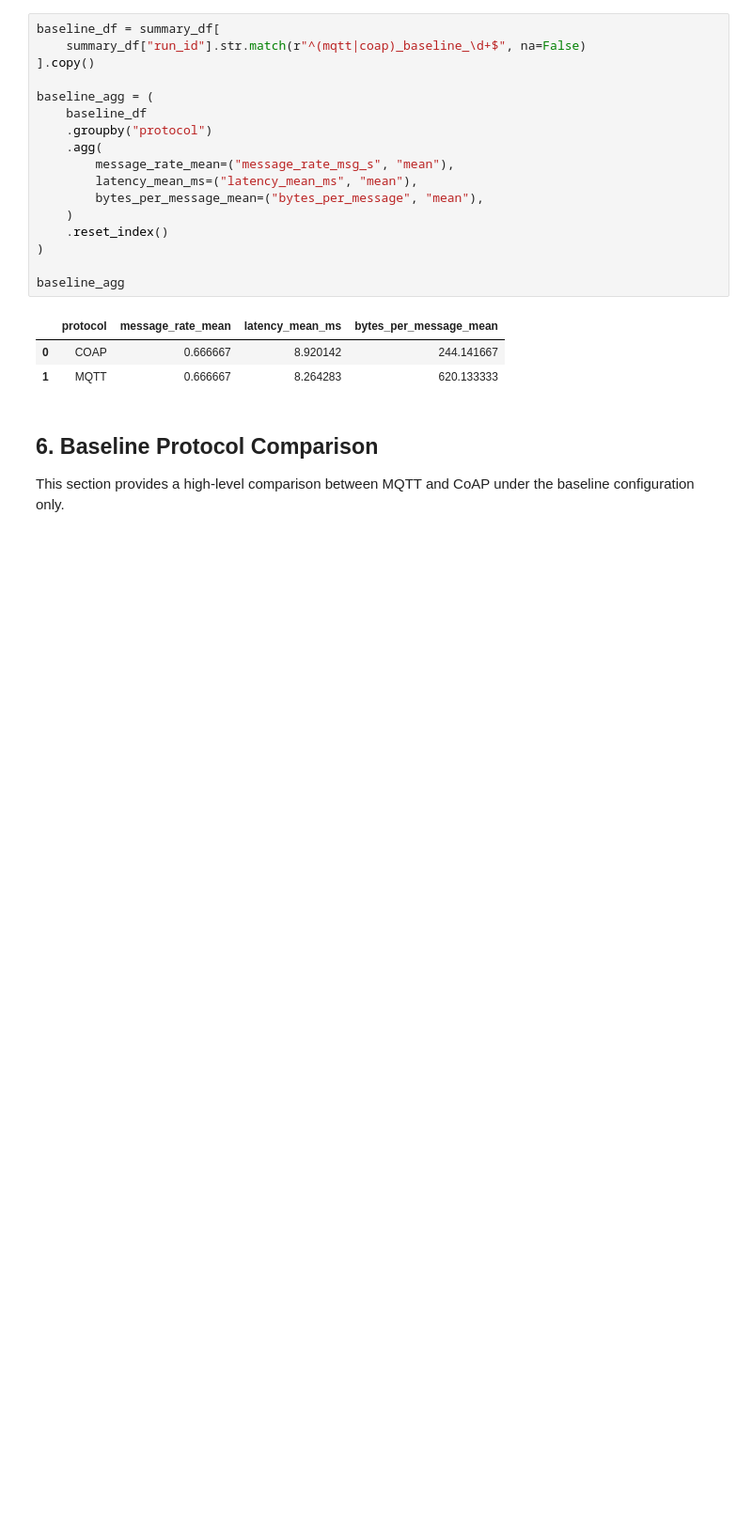
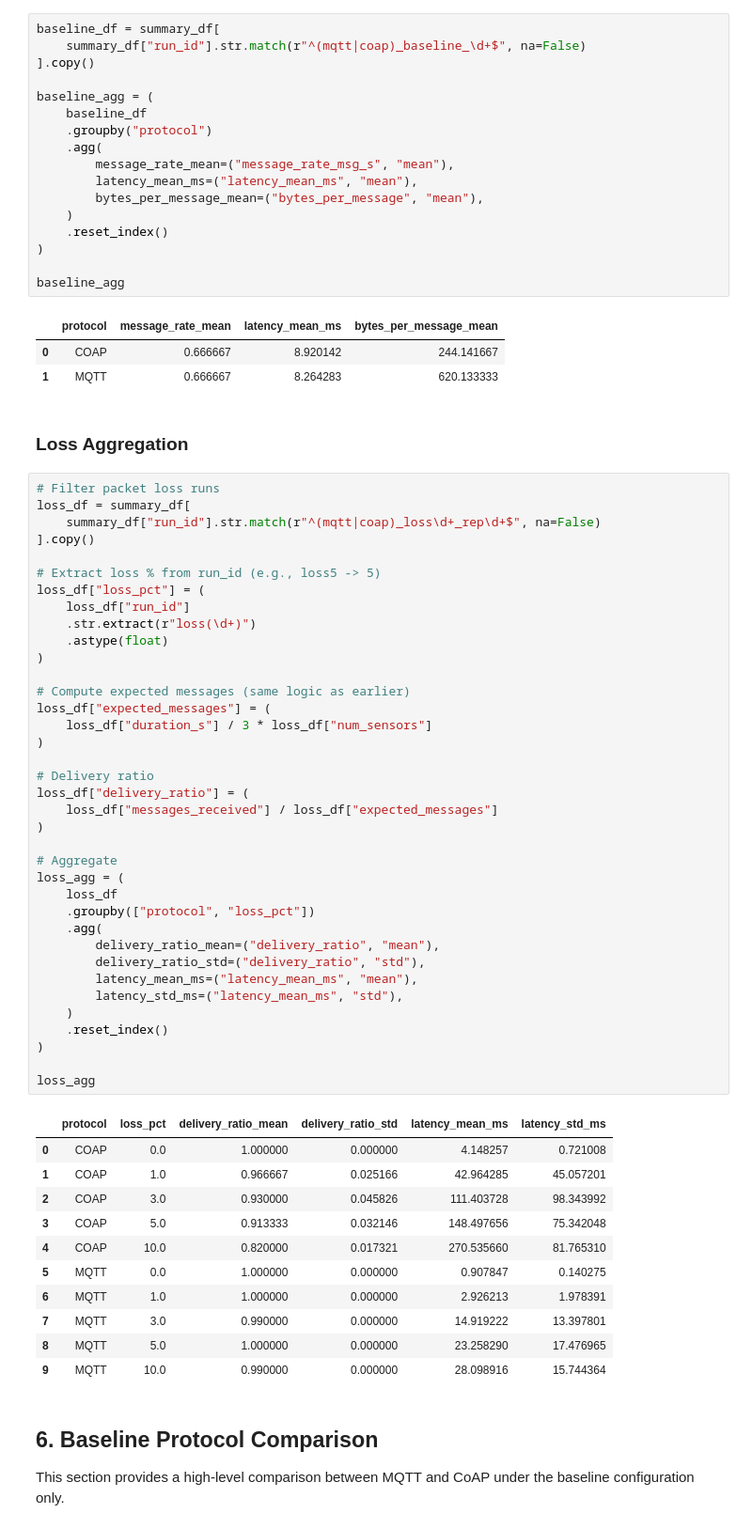
Before and after one commit to vlotran/CMPE148-IoT-Project, a Jupyter notebook: notebooks/analyze_results.ipynb, the cells around one changed output. Shown at 94% size. Drawn from its saved outputs; the diff is of its cells as text; blank space fills up the shorter version.

```diff
--- a/notebooks/analyze_results.ipynb
+++ b/notebooks/analyze_results.ipynb
@@ -252,6 +252,57 @@ baseline_agg
 |  | protocol | message_rate_mean | latency_mean_ms | bytes_per_message_mean |
 | 0 | COAP | 0.666667 | 8.920142 | 244.141667 |
 | 1 | MQTT | 0.666667 | 8.264283 | 620.133333 |
+# %% [markdown]
+### Loss Aggregation
+# %%
+# Filter packet loss runs
+loss_df = summary_df[
+    summary_df["run_id"].str.match(r"^(mqtt|coap)_loss\d+_rep\d+$", na=False)
+].copy()
+
+# Extract loss % from run_id (e.g., loss5 -> 5)
+loss_df["loss_pct"] = (
+    loss_df["run_id"]
+    .str.extract(r"loss(\d+)")
+    .astype(float)
+)
+
+# Compute expected messages (same logic as earlier)
+loss_df["expected_messages"] = (
+    loss_df["duration_s"] / 3 * loss_df["num_sensors"]
+)
+
+# Delivery ratio
+loss_df["delivery_ratio"] = (
+    loss_df["messages_received"] / loss_df["expected_messages"]
+)
+
+# Aggregate
+loss_agg = (
+    loss_df
+    .groupby(["protocol", "loss_pct"])
+    .agg(
+        delivery_ratio_mean=("delivery_ratio", "mean"),
+        delivery_ratio_std=("delivery_ratio", "std"),
+        latency_mean_ms=("latency_mean_ms", "mean"),
+        latency_std_ms=("latency_mean_ms", "std"),
+    )
+    .reset_index()
+)
+
+loss_agg
+# %% [output]
+|  | protocol | loss_pct | delivery_ratio_mean | delivery_ratio_std | latency_mean_ms | latency_std_ms |
+| 0 | COAP | 0.0 | 1.000000 | 0.000000 | 4.148257 | 0.721008 |
+| 1 | COAP | 1.0 | 0.966667 | 0.025166 | 42.964285 | 45.057201 |
+| 2 | COAP | 3.0 | 0.930000 | 0.045826 | 111.403728 | 98.343992 |
+| 3 | COAP | 5.0 | 0.913333 | 0.032146 | 148.497656 | 75.342048 |
+| 4 | COAP | 10.0 | 0.820000 | 0.017321 | 270.535660 | 81.765310 |
+| 5 | MQTT | 0.0 | 1.000000 | 0.000000 | 0.907847 | 0.140275 |
+| 6 | MQTT | 1.0 | 1.000000 | 0.000000 | 2.926213 | 1.978391 |
+| 7 | MQTT | 3.0 | 0.990000 | 0.000000 | 14.919222 | 13.397801 |
+| 8 | MQTT | 5.0 | 1.000000 | 0.000000 | 23.258290 | 17.476965 |
+| 9 | MQTT | 10.0 | 0.990000 | 0.000000 | 28.098916 | 15.744364 |
 # %% [markdown]
 ## 6. Baseline Protocol Comparison
 
```
Also changed, not shown: parts of 15 cells of this notebook, 12 other files.
